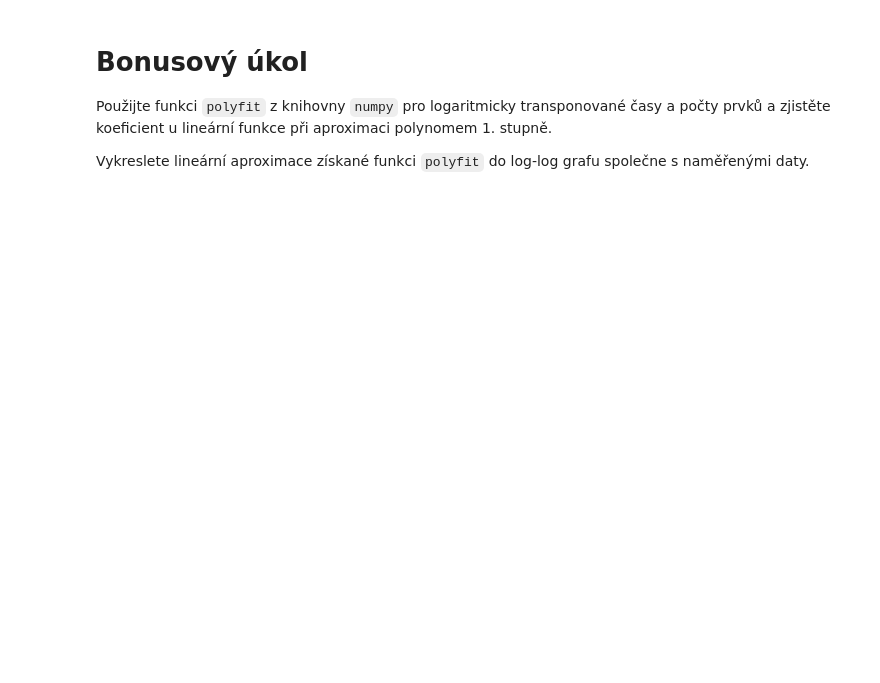
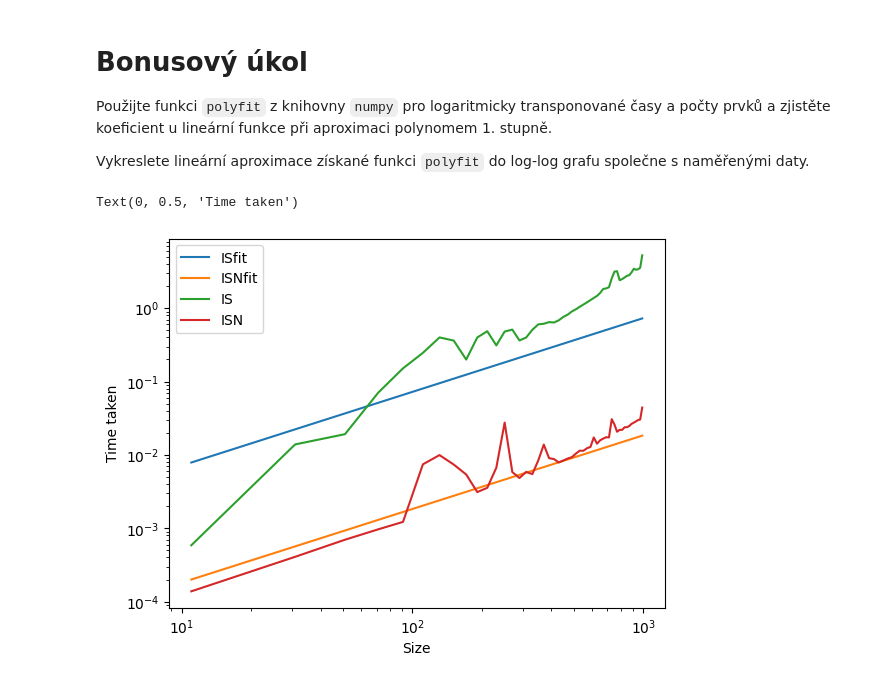
Before and after one commit to MAR0897/VVP_ukoly_MAR0897, a Jupyter notebook: 04_ukoly.ipynb, the cells around one changed output. Drawn from its saved outputs; the diff is of its cells as text; code cells hidden in the pictures; blank space fills up the shorter version.

```diff
--- a/04_ukoly.ipynb
+++ b/04_ukoly.ipynb
@@ -189,3 +192,22 @@ axes.set_xscale("log")
 Použijte funkci `polyfit` z knihovny `numpy` pro logaritmicky transponované časy a počty prvků a zjistěte koeficient u lineární funkce při aproximaci polynomem 1. stupně.
 
 Vykreslete lineární aproximace získané funkci `polyfit` do log-log grafu společne s naměřenými daty.
+# %%
+times_IS_log = np.log(times_IS)
+times_ISN_log = np.log(times_ISN)
+coefIS = np.polyfit(x, times_IS_log, 1)
+coefISN = np.polyfit(x, times_ISN_log, 1)
+
+fig, axes = plt.subplots()
+axes.plot(x, 0.01*np.exp(coefIS[1]) * x**np.exp(coefIS[0]), label='ISfit')
+axes.plot(x, 0.01*np.exp(coefISN[1]) * x**np.exp(coefISN[0]), label='ISNfit')
+axes.plot(x, times_IS, label='IS')
+axes.plot(x, times_ISN, label='ISN')
+axes.legend()
+axes.set_yscale("log")
+axes.set_xscale("log")
+plt.xlabel("Size")
+plt.ylabel("Time taken")
+# %% [output]
+Text(0, 0.5, 'Time taken')
+[figure, added]
```
Also changed, not shown: parts of 5 cells of this notebook.
